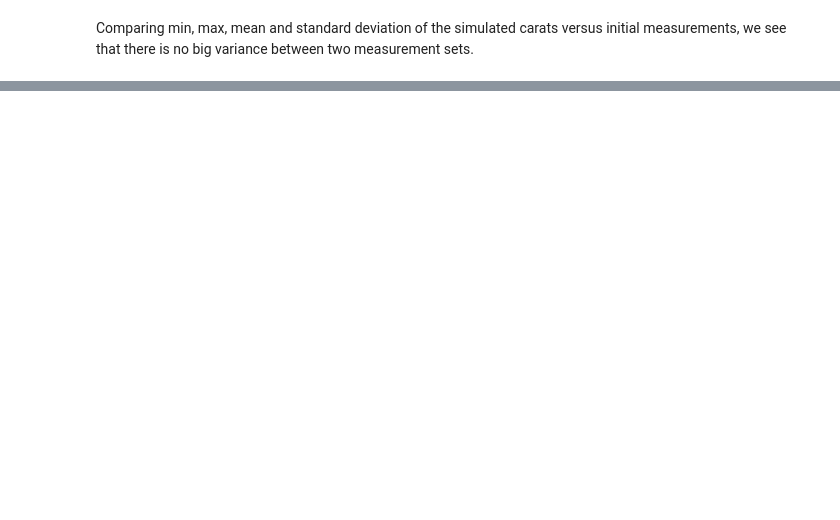
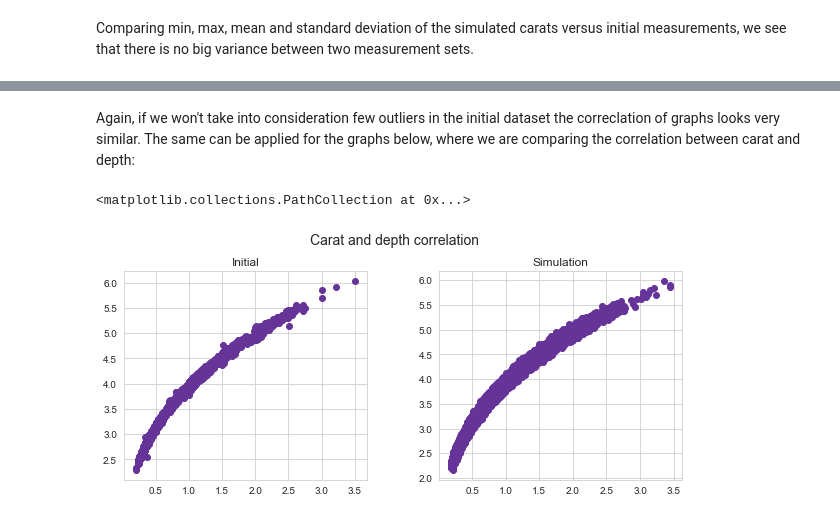
Before and after one commit to JuliaMal/ProgDA_Project2, a Jupyter notebook: Project2.ipynb, the cells around one changed output, grey strips where cells are left out. Cells and saved outputs as stored; diff of their text form; code cells hidden in the pictures; blank space fills up the shorter version.

```diff
--- a/Project2.ipynb
+++ b/Project2.ipynb
@@ -902,0 +589,17 @@ https://docs.scipy.org/doc/scipy-0.19.1/reference/generated/scipy.optimize.curve
+# %% [markdown]
+Again, if we won't take into consideration few outliers in the initial dataset the correclation of graphs looks very similar. The same can be applied for the graphs below, where we are comparing the correlation between carat and depth:
+# %%
+fig = plt.figure(figsize=(10,4))
+title = fig.suptitle("Carat and depth correlation", fontsize=14)
+fig.subplots_adjust(top=0.85, wspace=0.3)
+
+ax1 = fig.add_subplot(1,2,1)
+ax1.set_title("Initial")
+plt.scatter(df['carat'], df['depth'], color="rebeccapurple")
+
+ax2 = fig.add_subplot(1,2,2)
+ax2.set_title("Simulation")
+plt.scatter(s_carat, s_depth, color="rebeccapurple")
+# %% [output]
+<matplotlib.collections.PathCollection at 0x...>
+[figure, added]
```
Also changed, not shown: parts of 211 cells of this notebook, 1 other file.
